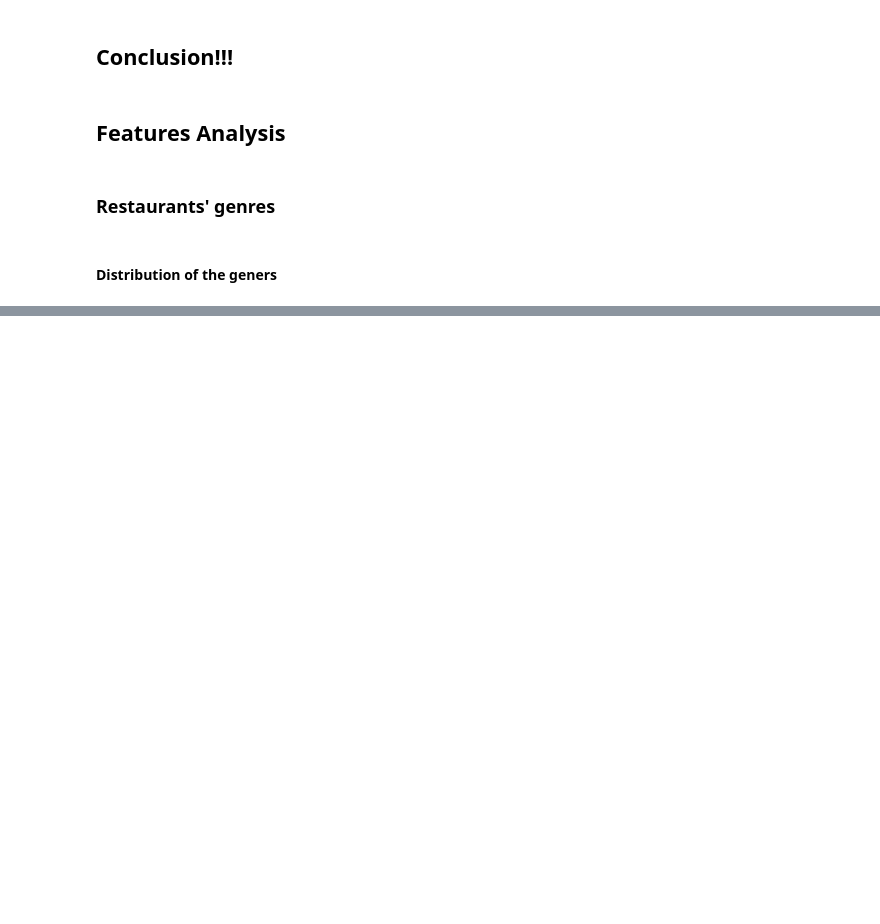
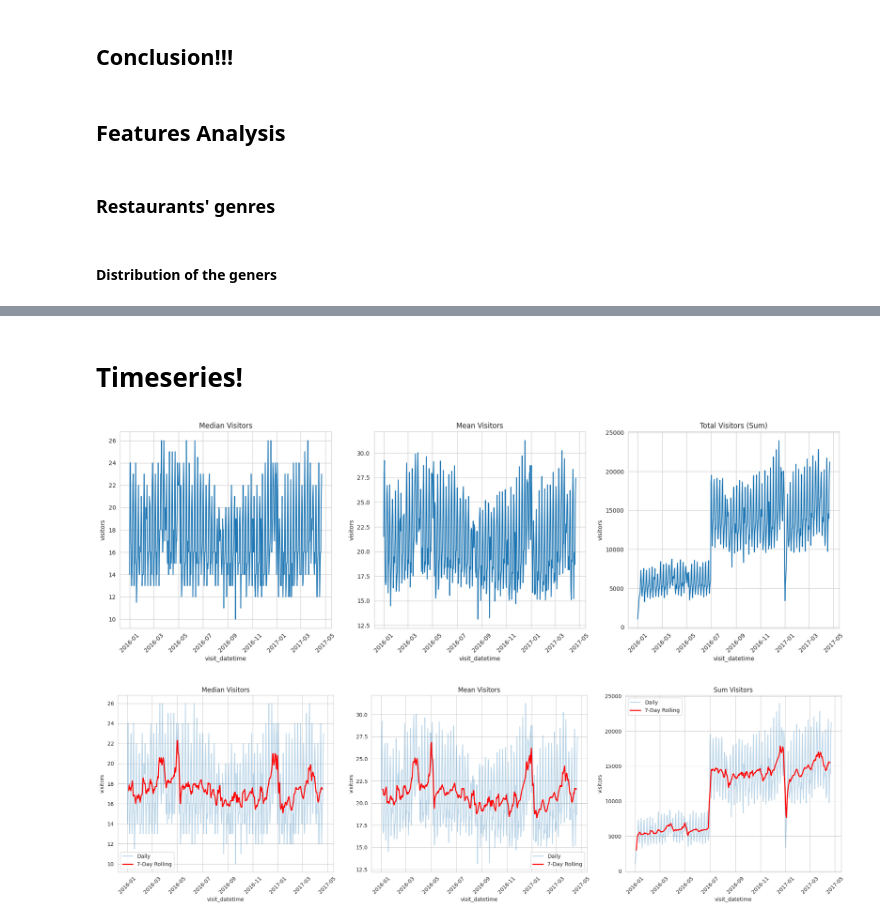
Before and after one commit to alxdrzd/restaurant-visitor-eda, a Jupyter notebook: notebooks/01_eda.ipynb, the cells around one changed output, grey strips where cells are left out. Cells and saved outputs as stored; diff of their text form; code cells hidden in the pictures; blank space fills up the shorter version.

Commit message:
added new plots

```diff
--- a/notebooks/01_eda.ipynb
+++ b/notebooks/01_eda.ipynb
@@ -167,0 +335,10 @@ plot_visitors_boxplot_air_by_holiday_and_day_and_eve(df_final)
+# %% [markdown]
+# Timeseries!
+# %%
+from restaurant_visitor_eda.plots import plot_visitors_over_year, plot_visitors_with_rolling
+
+plot_visitors_over_year(df=df_joined_for_day_of_week_holidays)
+plot_visitors_with_rolling(df=df_joined_for_day_of_week_holidays)
+# %% [output]
+[figure, added]
+[figure, added]
```
Also changed, not shown: parts of 24 cells of this notebook, 1 other file.
